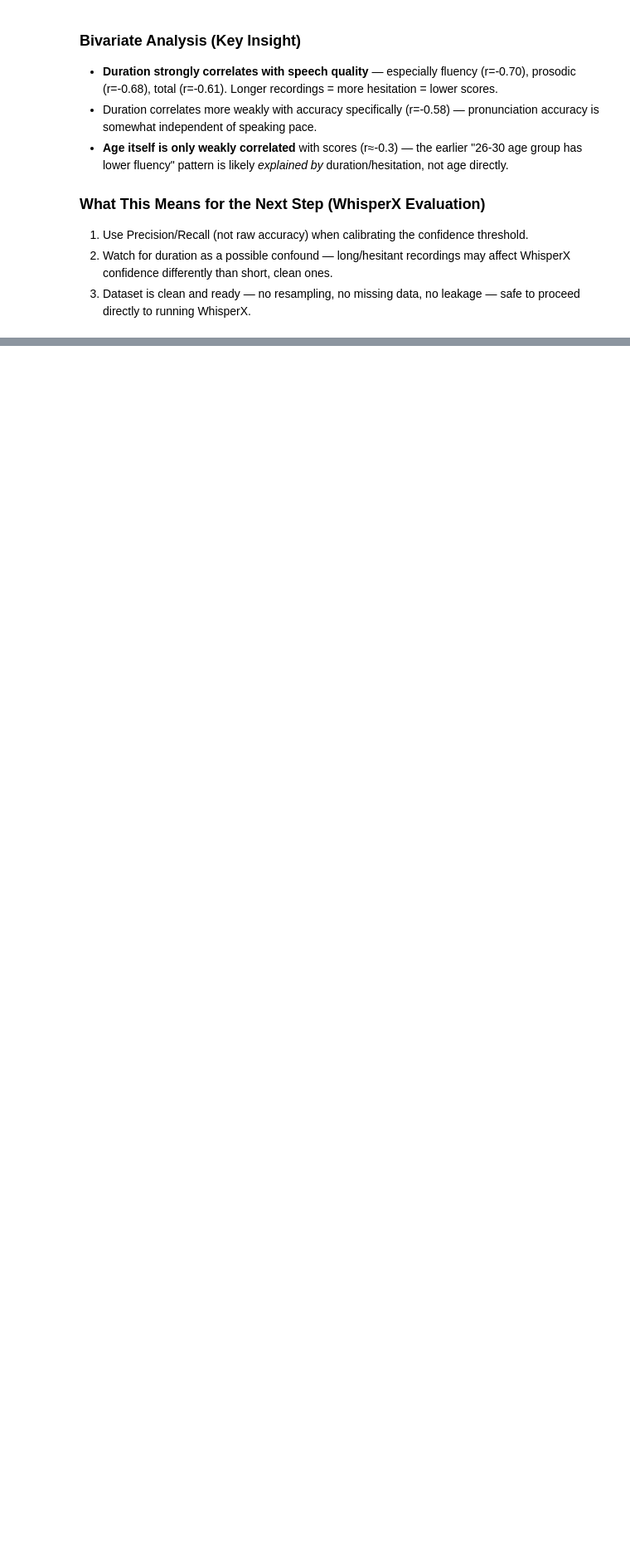
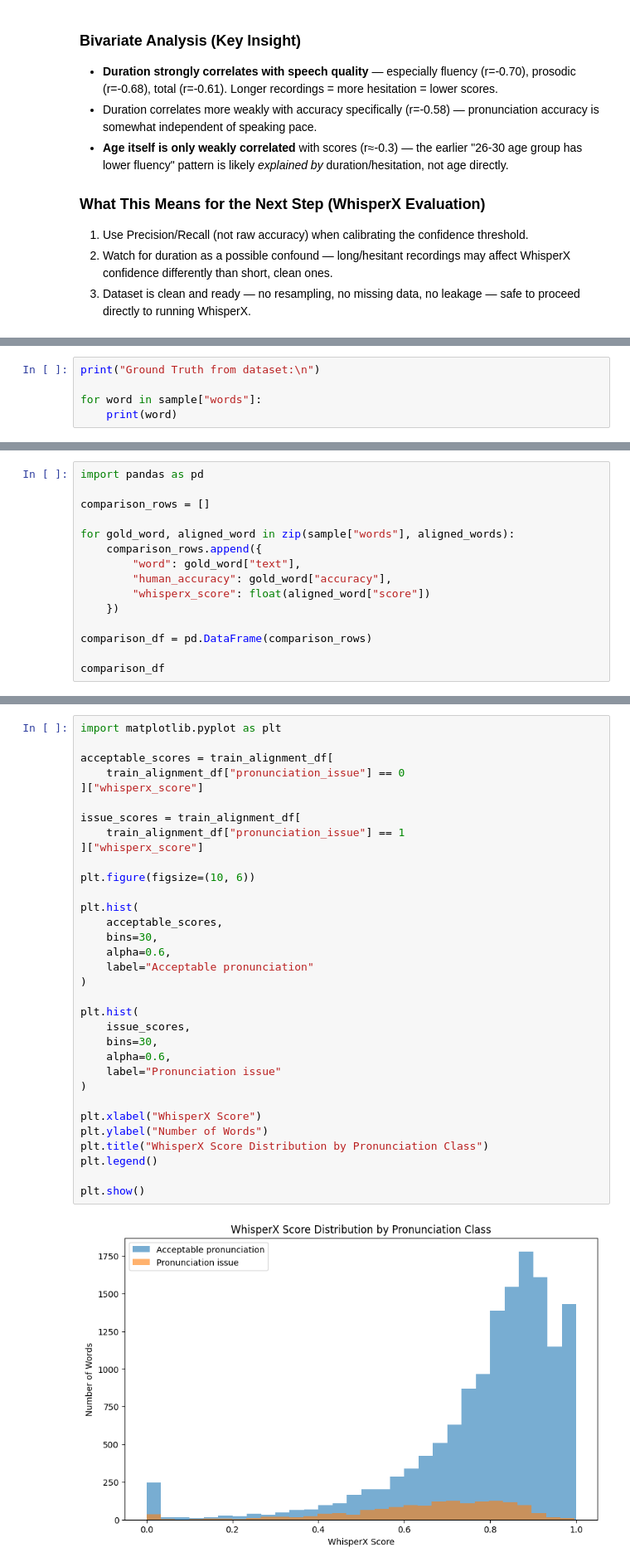
Before and after one commit to maabmusa7/BinX_Tech_Internship_Project_GROUP5, a Jupyter notebook: ai-ml/stt-whisperx/whisperx_pronunciation.ipynb, the cells around one changed output, grey strips where cells are left out. Shown at 83% size. Drawn from its saved outputs; the diff is of its cells as text; blank space fills up the shorter version.

Commit message:
Evaluated the model using WhisperX alignment scores

```diff
--- a/ai-ml/stt-whisperx/whisperx_pronunciation.ipynb
+++ b/ai-ml/stt-whisperx/whisperx_pronunciation.ipynb
@@ -487,0 +589,5 @@ than age being a direct driver of pronunciation quality.
+# %%
+print("Ground Truth from dataset:\n")
+
+for word in sample["words"]:
+    print(word)
@@ -487,0 +601,15 @@ than age being a direct driver of pronunciation quality.
+# %%
+import pandas as pd
+
+comparison_rows = []
+
+for gold_word, aligned_word in zip(sample["words"], aligned_words):
+    comparison_rows.append({
+        "word": gold_word["text"],
+        "human_accuracy": gold_word["accuracy"],
+        "whisperx_score": float(aligned_word["score"])
+    })
+
+comparison_df = pd.DataFrame(comparison_rows)
+
+comparison_df
@@ -487,0 +880,35 @@ than age being a direct driver of pronunciation quality.
+# %%
+import matplotlib.pyplot as plt
+
+acceptable_scores = train_alignment_df[
+    train_alignment_df["pronunciation_issue"] == 0
+]["whisperx_score"]
+
+issue_scores = train_alignment_df[
+    train_alignment_df["pronunciation_issue"] == 1
+]["whisperx_score"]
+
+plt.figure(figsize=(10, 6))
+
+plt.hist(
+    acceptable_scores,
+    bins=30,
+    alpha=0.6,
+    label="Acceptable pronunciation"
+)
+
+plt.hist(
+    issue_scores,
+    bins=30,
+    alpha=0.6,
+    label="Pronunciation issue"
+)
+
+plt.xlabel("WhisperX Score")
+plt.ylabel("Number of Words")
+plt.title("WhisperX Score Distribution by Pronunciation Class")
+plt.legend()
+
+plt.show()
+# %% [output]
+[figure, added]
```
Also changed, not shown: parts of 27 cells of this notebook.
